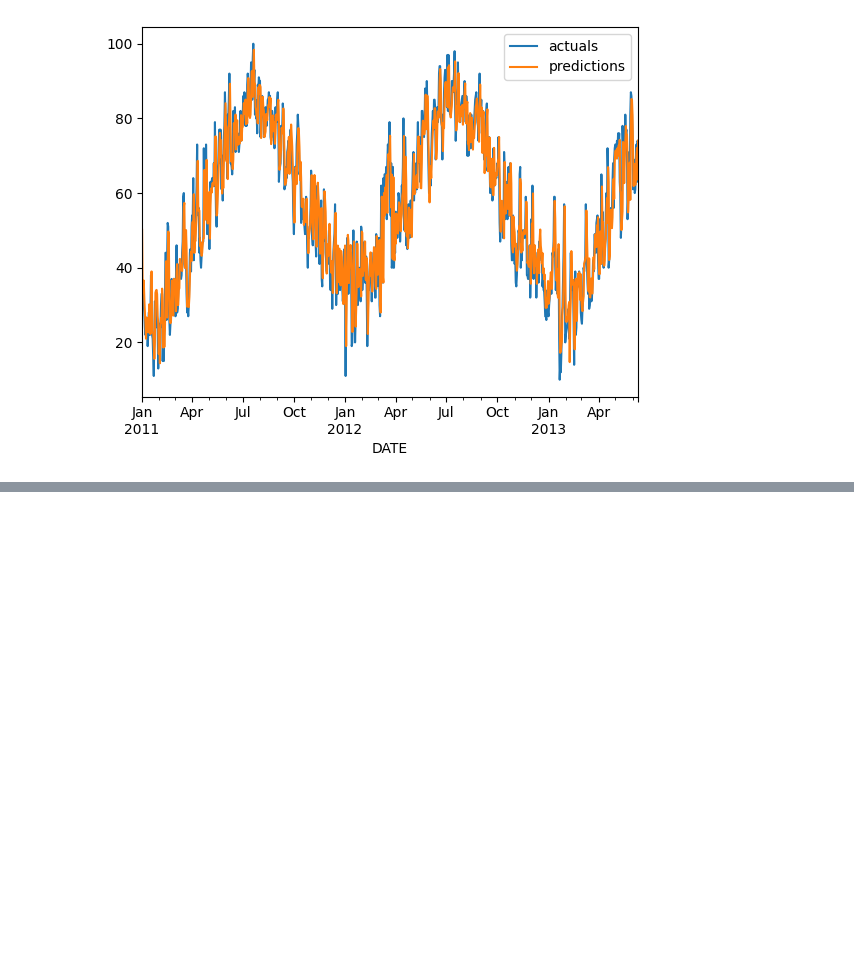
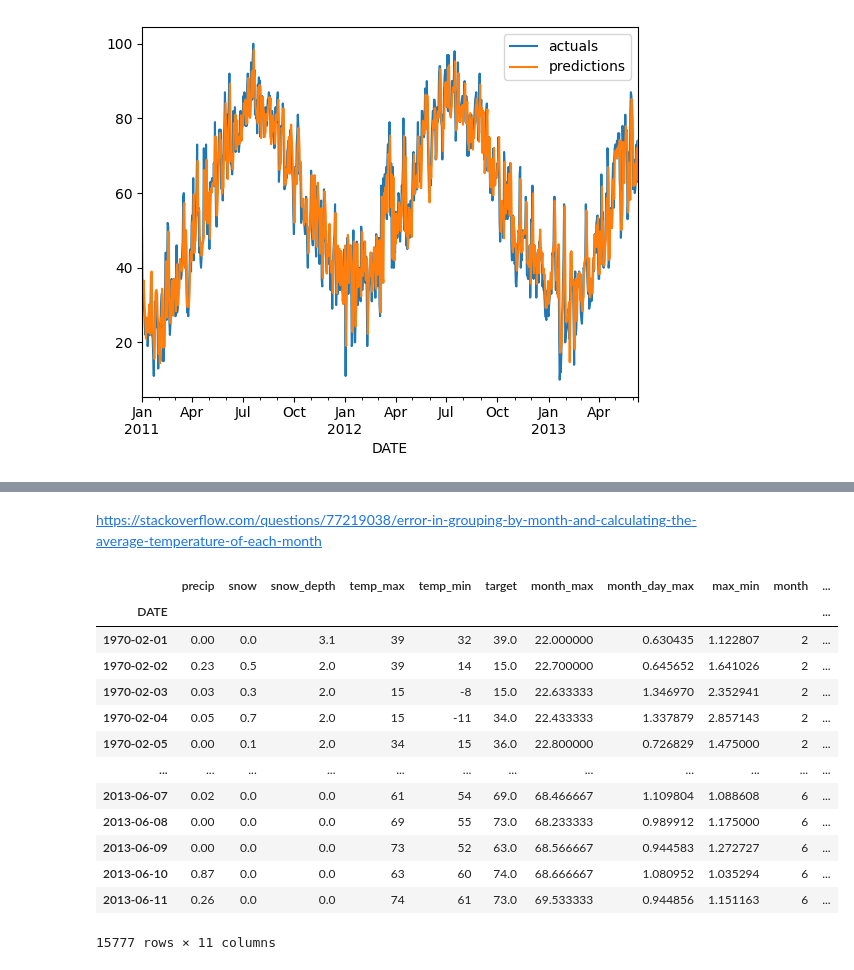
Before and after one commit to aaronwu001/Weather-Predictor, a Jupyter notebook: Weather Forecast.ipynb, the cells around one changed output, grey strips where cells are left out. Cells and saved outputs as stored; diff of their text form; code cells hidden in the pictures; blank space fills up the shorter version.

Commit message:
Adding in Monthly and Daily Averages

```diff
--- a/Weather Forecast.ipynb
+++ b/Weather Forecast.ipynb
@@ -443,0 +468,28 @@ combined.plot()
+# %%
+# core_weather["monthly_avg"] = core_weather["temp_max"].groupby(core_weather.index.month).apply(lambda x: x.expanding(1).mean())
+# core_weather["monthly_avg"] = core_weather["temp_max"].groupby(core_weather.index.month).apply(lambda x: x.expanding().mean())
+# core_weather['month'] = core_weather.index.month
+# core_weather['monthly_avg'] = core_weather.groupby('month')['temp_max'].apply(lambda x: x.expanding().mean())
+core_weather['monthly_avg'] = core_weather.temp_max.groupby(core_weather.index.month).transform(lambda x: x.expanding(1).mean())
+
+# Each data is the average of temp_max in the previous days in a month.
+# prevent using future knowledge
+# %% [markdown]
+https://stackoverflow.com/questions/77219038/error-in-grouping-by-month-and-calculating-the-average-temperature-of-each-month
+# %%
+core_weather
+# %% [output]
+|  | precip | snow | snow_depth | temp_max | temp_min | target | month_max | month_day_max | max_min | month | ... |
+| DATE |  |  |  |  |  |  |  |  |  |  | ... |
+| 1970-02-01 | 0.00 | 0.0 | 3.1 | 39 | 32 | 39.0 | 22.000000 | 0.630435 | 1.122807 | 2 | ... |
+| 1970-02-02 | 0.23 | 0.5 | 2.0 | 39 | 14 | 15.0 | 22.700000 | 0.645652 | 1.641026 | 2 | ... |
+| 1970-02-03 | 0.03 | 0.3 | 2.0 | 15 | -8 | 15.0 | 22.633333 | 1.346970 | 2.352941 | 2 | ... |
+| 1970-02-04 | 0.05 | 0.7 | 2.0 | 15 | -11 | 34.0 | 22.433333 | 1.337879 | 2.857143 | 2 | ... |
+| 1970-02-05 | 0.00 | 0.1 | 2.0 | 34 | 15 | 36.0 | 22.800000 | 0.726829 | 1.475000 | 2 | ... |
+| ... | ... | ... | ... | ... | ... | ... | ... | ... | ... | ... | ... |
+| 2013-06-07 | 0.02 | 0.0 | 0.0 | 61 | 54 | 69.0 | 68.466667 | 1.109804 | 1.088608 | 6 | ... |
+| 2013-06-08 | 0.00 | 0.0 | 0.0 | 69 | 55 | 73.0 | 68.233333 | 0.989912 | 1.175000 | 6 | ... |
+| 2013-06-09 | 0.00 | 0.0 | 0.0 | 73 | 52 | 63.0 | 68.566667 | 0.944583 | 1.272727 | 6 | ... |
+| 2013-06-10 | 0.87 | 0.0 | 0.0 | 63 | 60 | 74.0 | 68.666667 | 1.080952 | 1.035294 | 6 | ... |
+| 2013-06-11 | 0.26 | 0.0 | 0.0 | 74 | 61 | 73.0 | 69.533333 | 0.944856 | 1.151163 | 6 | ... |
+15777 rows × 11 columns
```
Also changed, not shown: parts of 7 cells of this notebook.
